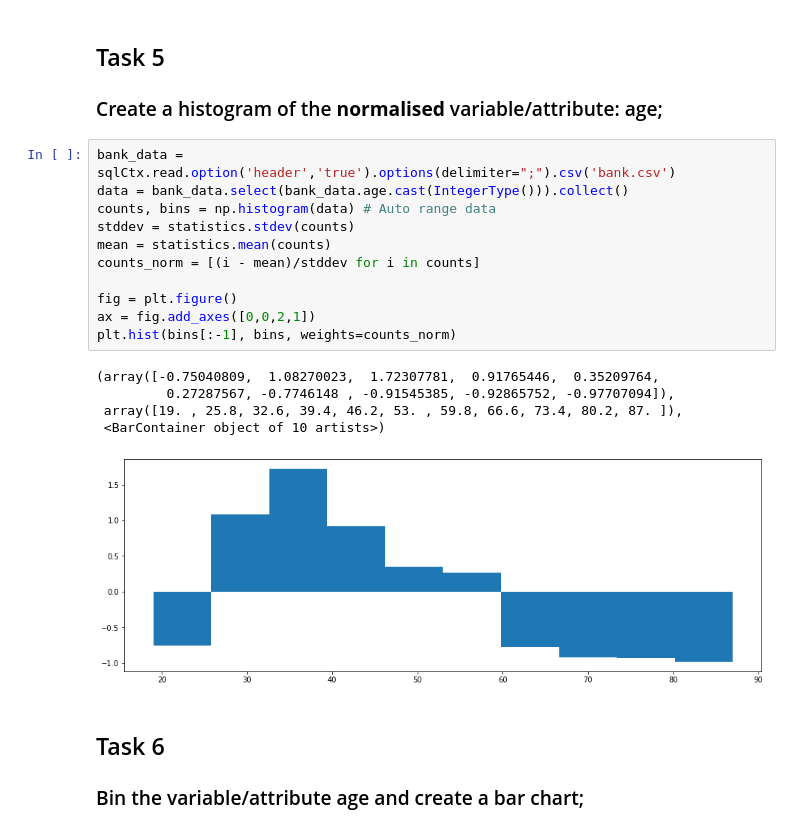
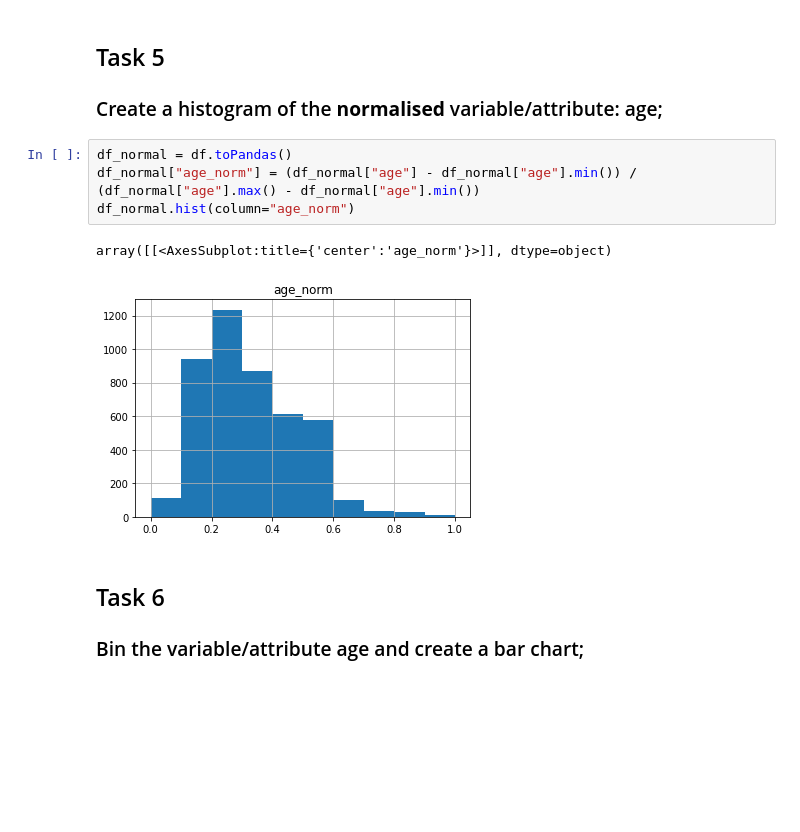
Before and after one commit to Mrhuangyi/BDA601, a Jupyter notebook: Module 5/Activity 1/code.ipynb, the cells around one changed output. Drawn from its saved outputs; the diff is of its cells as text; blank space fills up the shorter version.

```diff
--- a/Module 5/Activity 1/code.ipynb
+++ b/Module 5/Activity 1/code.ipynb
@@ -215,23 +128,13 @@ plt.hist(bins[:-1], bins, weights=counts)
 ## Task 5
 
 ### Create a histogram of the **normalised** variable/attribute: age;
-# %%
-bank_data = sqlCtx.read.option('header','true').options(delimiter=";").csv('bank.csv')
-data = bank_data.select(bank_data.age.cast(IntegerType())).collect()
-counts, bins = np.histogram(data) # Auto range data
-stddev = statistics.stdev(counts)
-mean = statistics.mean(counts)
-counts_norm = [(i - mean)/stddev for i in counts]
-
-fig = plt.figure()
-ax = fig.add_axes([0,0,2,1])
-plt.hist(bins[:-1], bins, weights=counts_norm)
-# %% [output]
-(array([-0.75040809,  1.08270023,  1.72307781,  0.91765446,  0.35209764,
-         0.27287567, -0.7746148 , -0.91545385, -0.92865752, -0.97707094]),
- array([19. , 25.8, 32.6, 39.4, 46.2, 53. , 59.8, 66.6, 73.4, 80.2, 87. ]),
- <BarContainer object of 10 artists>)
-[figure, removed]
+# %%
+df_normal = df.toPandas()
+df_normal["age_norm"] = (df_normal["age"] - df_normal["age"].min()) / (df_normal["age"].max() - df_normal["age"].min())
+df_normal.hist(column="age_norm")
+# %% [output]
+array([[<AxesSubplot:title={'center':'age_norm'}>]], dtype=object)
+[figure, added]
 # %% [markdown]
 ## Task 6
 
```
Also changed, not shown: parts of 24 cells of this notebook, 4 other files.
